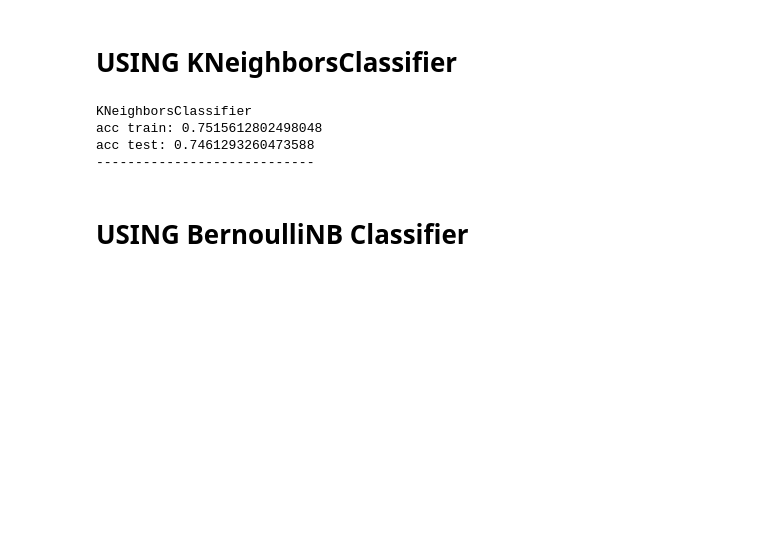
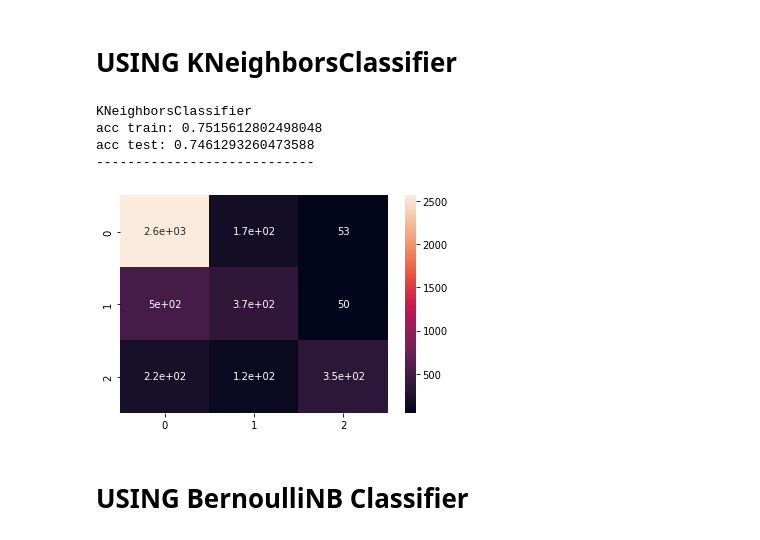
Before and after one commit to sherifRoshdy/NLP-project, a Jupyter notebook: Sentiment Analysis .ipynb, the cells around one changed output. Drawn from its saved outputs; the diff is of its cells as text; code cells hidden in the pictures; blank space fills up the shorter version.

```diff
--- a/Sentiment Analysis .ipynb
+++ b/Sentiment Analysis .ipynb
@@ -251,6 +276,13 @@ KNeighborsClassifier
 acc train: 0.7515612802498048
 acc test: 0.7461293260473588
 ----------------------------
+# %%
+y_pred2=clf2.predict(X_test_features)
+cm=confusion_matrix(y_test,y_pred2)
+sns.heatmap(cm,annot=True)
+plt.show()
+# %% [output]
+[figure, added]
 # %% [markdown]
 # USING BernoulliNB Classifier
 # %%
```
Also changed, not shown: parts of 21 cells of this notebook.
